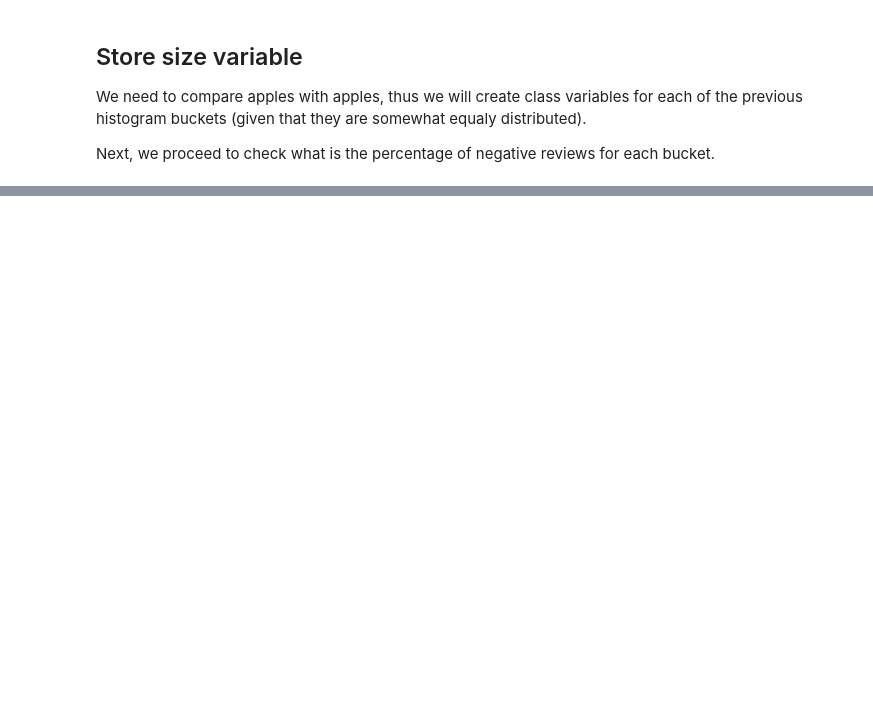
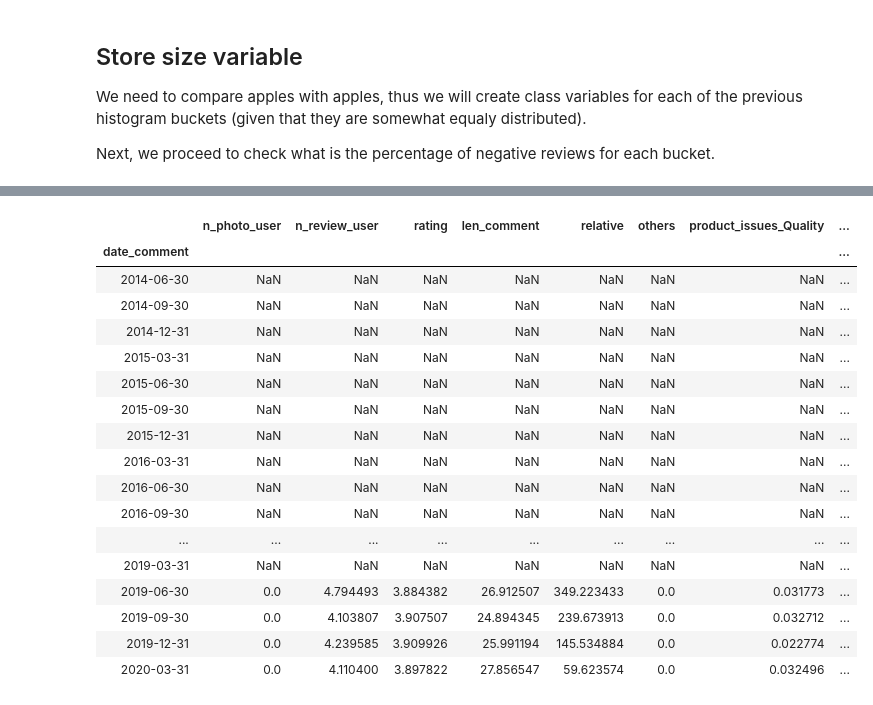
Before and after one commit to SPTime19/notebooks, a Jupyter notebook: EDA/PersistentProblems.ipynb, the cells around one changed output, grey strips where cells are left out. Drawn from its saved outputs; the diff is of its cells as text; code cells hidden in the pictures; blank space fills up the shorter version.

```diff
--- a/EDA/PersistentProblems.ipynb
+++ b/EDA/PersistentProblems.ipynb
@@ -224,0 +252,26 @@ dff.resample('M').sum()
+# %%
+enough_points = df_final.fillna(0).groupby(["store_type","date_comment"]).mean().loc['t1',:].resample('Q').count() >= 20
+
+means = df_final.fillna(0).groupby(["store_type","date_comment"]).mean().loc['t1',:].resample('Q').mean()
+
+good_means = means[enough_points]
+good_means
+# %% [output]
+|  | n_photo_user | n_review_user | rating | len_comment | relative | others | product_issues_Quality | ... |
+| date_comment |  |  |  |  |  |  |  | ... |
+| 2014-06-30 | NaN | NaN | NaN | NaN | NaN | NaN | NaN | ... |
+| 2014-09-30 | NaN | NaN | NaN | NaN | NaN | NaN | NaN | ... |
+| 2014-12-31 | NaN | NaN | NaN | NaN | NaN | NaN | NaN | ... |
+| 2015-03-31 | NaN | NaN | NaN | NaN | NaN | NaN | NaN | ... |
+| 2015-06-30 | NaN | NaN | NaN | NaN | NaN | NaN | NaN | ... |
+| 2015-09-30 | NaN | NaN | NaN | NaN | NaN | NaN | NaN | ... |
+| 2015-12-31 | NaN | NaN | NaN | NaN | NaN | NaN | NaN | ... |
+| 2016-03-31 | NaN | NaN | NaN | NaN | NaN | NaN | NaN | ... |
+| 2016-06-30 | NaN | NaN | NaN | NaN | NaN | NaN | NaN | ... |
+| 2016-09-30 | NaN | NaN | NaN | NaN | NaN | NaN | NaN | ... |
+| ... | ... | ... | ... | ... | ... | ... | ... | ... |
+| 2019-03-31 | NaN | NaN | NaN | NaN | NaN | NaN | NaN | ... |
+| 2019-06-30 | 0.0 | 4.794493 | 3.884382 | 26.912507 | 349.223433 | 0.0 | 0.031773 | ... |
+| 2019-09-30 | 0.0 | 4.103807 | 3.907507 | 24.894345 | 239.673913 | 0.0 | 0.032712 | ... |
+| 2019-12-31 | 0.0 | 4.239585 | 3.909926 | 25.991194 | 145.534884 | 0.0 | 0.022774 | ... |
+| 2020-03-31 | 0.0 | 4.110400 | 3.897822 | 27.856547 | 59.623574 | 0.0 | 0.032496 | ... |
```
Also changed, not shown: parts of 35 cells of this notebook.
